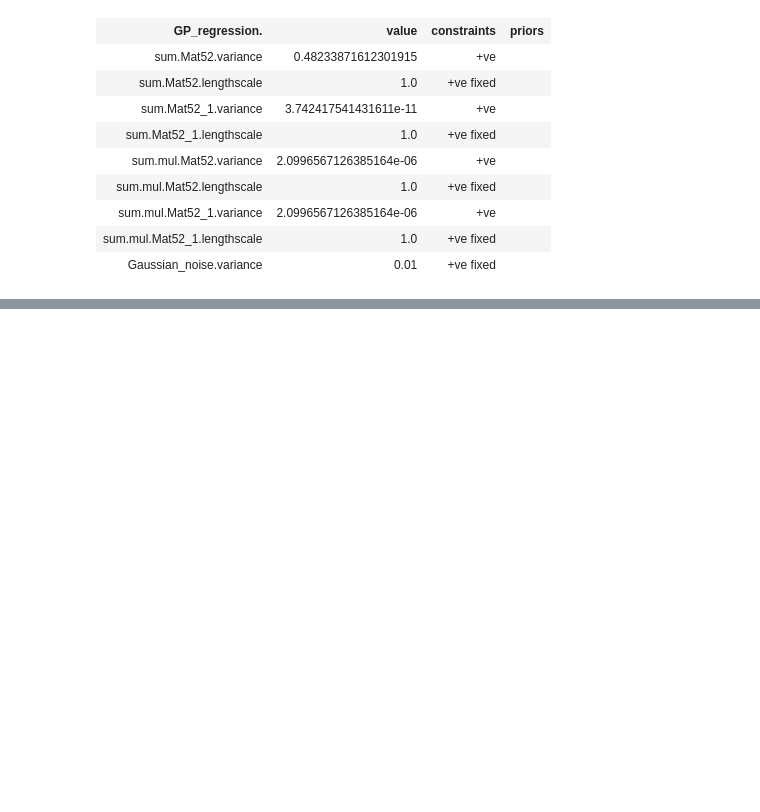
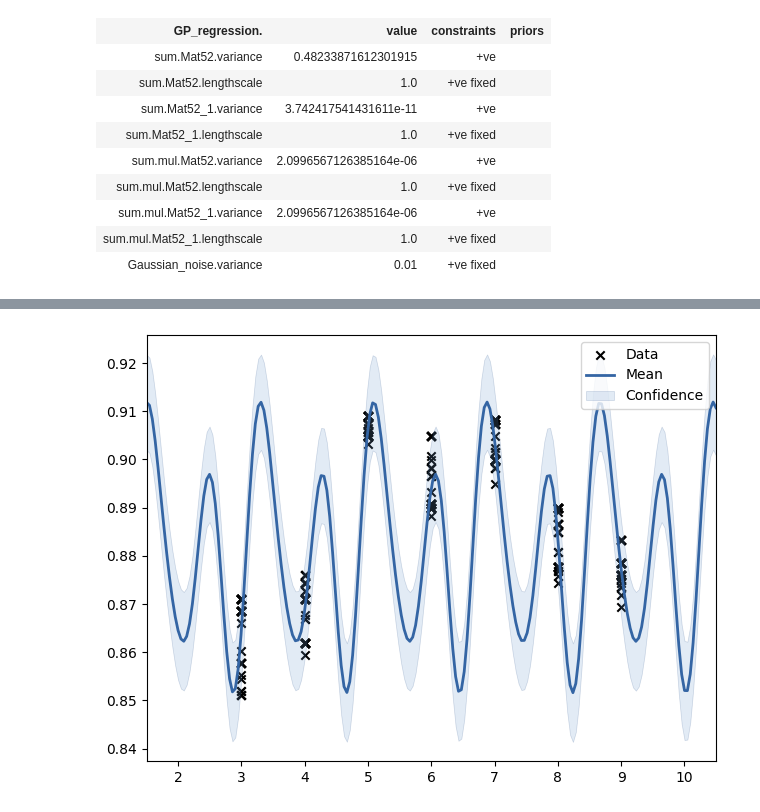
Before and after one commit to shin0105/4YP, a Jupyter notebook: test1.ipynb, the cells around one changed output, grey strips where cells are left out. Drawn from its saved outputs; the diff is of its cells as text; code cells hidden in the pictures; blank space fills up the shorter version.

```diff
--- a/test1.ipynb
+++ b/test1.ipynb
@@ -606,11 +489,0 @@ BO(svm_score,kernelS)
-# %%
-meanacc=[]
-for i in range(5):
-  svm_car = svm.SVC(C=1.13275779e+01,gamma=1.00000000e-02)
-  svm_car.fit(X_train,y_train)
-  y_pred = svm_car.predict(X_test)
-  accuracy_test = accuracy_score(y_pred,y_test)
-  print(accuracy_test)
-  meanacc.append(accuracy_test)
-
-print("mean accuracy",np.mean(meanacc))
@@ -641,7 +522,30 @@ def knn_score(parameters):
   score = kfold_score(clf,X_train, y_train,10)
 
   return score
+# %%
+p1 = np.linspace(1,200,51)
+p2 = [3,4,5,6,7,8,9]
+p1list=[]
+p2list=[]
+scorelist=[]
+for i in range(len(p1)):
+  for j in range(len(p2)):
+    clf = KNeighborsClassifier(leaf_size=int(p1[i]),n_neighbors=int(p2[j]))
+    clf.fit(X_train,y_train)
+    score = kfold_score(clf,X_train, y_train,10)
+    p1list.append(p1[i])
+    p2list.append(p2[j])
+    scorelist.append(score)
+
+p1list_ = np.column_stack([p1list])
+p2list_ = np.column_stack([p2list])
+scorelist_ = np.column_stack([scorelist])
+# %%
+X=np.hstack((p1list_,p2list_))
+Y=scorelist_
 # %%
-#KNN Classification - Matern52 kernel
-kernelK = GPy.kern.Matern52(input_dim=1, variance=1.0, lengthscale=1.0,active_dims=[0]) * GPy.kern.Matern52(input_dim=1, variance=1.0, lengthscale=1.0,active_dims=[1])
-BO(knn_score,kernelK)
+kernel1 = GPy.kern.StdPeriodic(input_dim=1,variance=1,lengthscale=1,active_dims=[0],period=13) \
+          * GPy.kern.Matern52(input_dim=1,lengthscale=1,active_dims=[0])
+kernel2 = GPy.kern.StdPeriodic(input_dim=1,variance=1,lengthscale=1,active_dims=[1],period=2)
+kernel = kernel1 + kernel2
+m = GPy.models.GPRegression(X, Y, kernel)
@@ -696,0 +589,4 @@ mean accuracy 0.9267822736030829
+# %%
+_ = m.plot(fixed_inputs=[(0, 100)])
+# %% [output]
+[figure, added]
```
Also changed, not shown: parts of 34 cells of this notebook.
